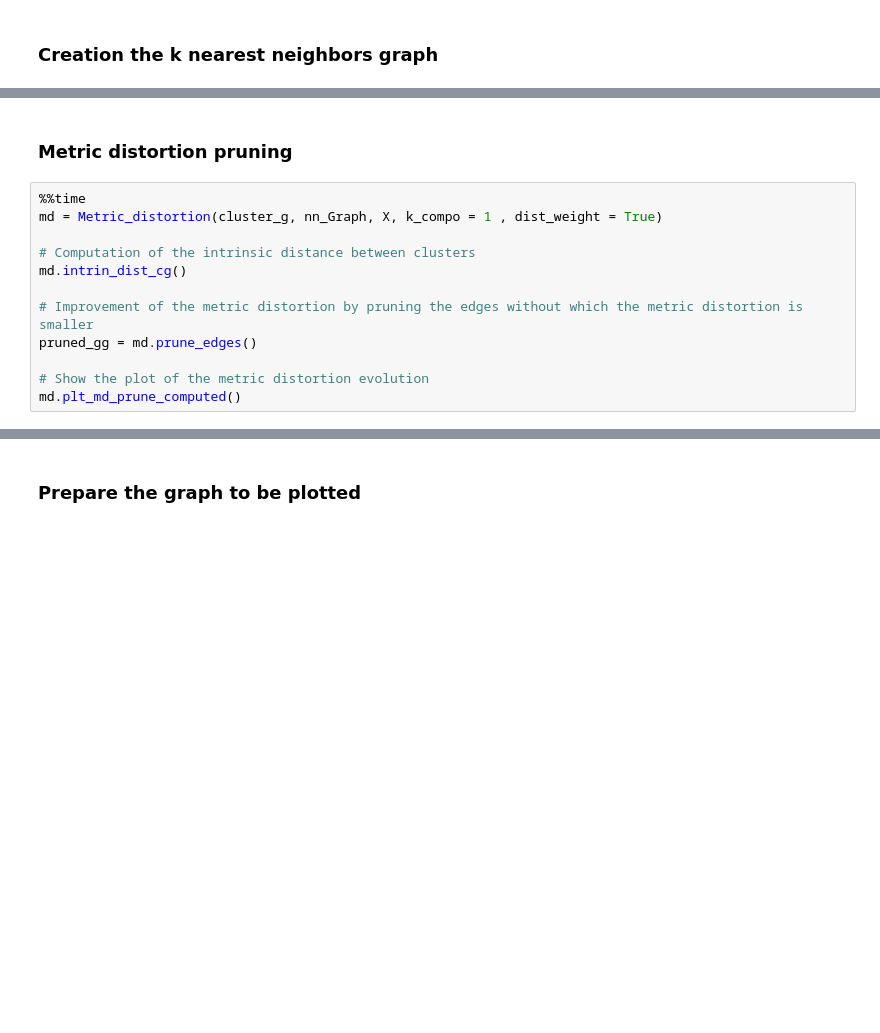
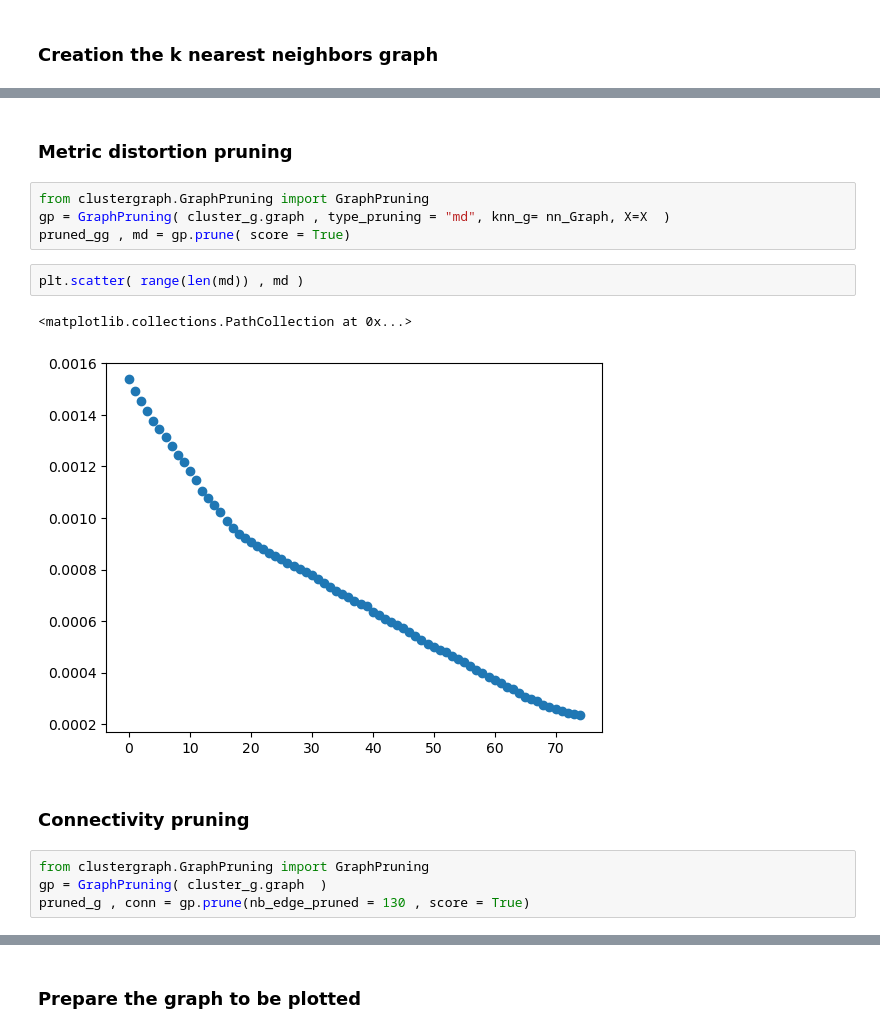
Before and after one commit to dioscuri-tda/ClusterGraph, a Jupyter notebook: examples/Metric_distortion_example.ipynb, the cells around one changed output, grey strips where cells are left out. Drawn from its saved outputs; the diff is of its cells as text; blank space fills up the shorter version.

Commit message:
GraphPruning class

```diff
--- a/examples/Metric_distortion_example.ipynb
+++ b/examples/Metric_distortion_example.ipynb
@@ -66,14 +71,17 @@ print("Number connected components : ", nx.number_connected_components(nn_Graph)
-# %% [markdown]
-### Metric distortion pruning
-# %%
-%%time
-md = Metric_distortion(cluster_g, nn_Graph, X, k_compo = 1 , dist_weight = True)
-
-# Computation of the intrinsic distance between clusters
-md.intrin_dist_cg()
-
-# Improvement of the metric distortion by pruning the edges without which the metric distortion is smaller
-pruned_gg = md.prune_edges()
-
-# Show the plot of the metric distortion evolution
-md.plt_md_prune_computed()
+# %% [markdown]
+### Metric distortion pruning
+# %%
+from clustergraph.GraphPruning import GraphPruning
+gp = GraphPruning( cluster_g.graph , type_pruning = "md", knn_g= nn_Graph, X=X  )
+pruned_gg , md = gp.prune( score = True)
+# %%
+plt.scatter( range(len(md)) , md )
+# %% [output]
+<matplotlib.collections.PathCollection at 0x...>
+[figure, added]
+# %% [markdown]
+### Connectivity pruning
+# %%
+from clustergraph.GraphPruning import GraphPruning
+gp = GraphPruning( cluster_g.graph  )
+pruned_g , conn = gp.prune(nb_edge_pruned = 130 , score = True)
```
Also changed, not shown: parts of 6 cells of this notebook, 3 other files.
